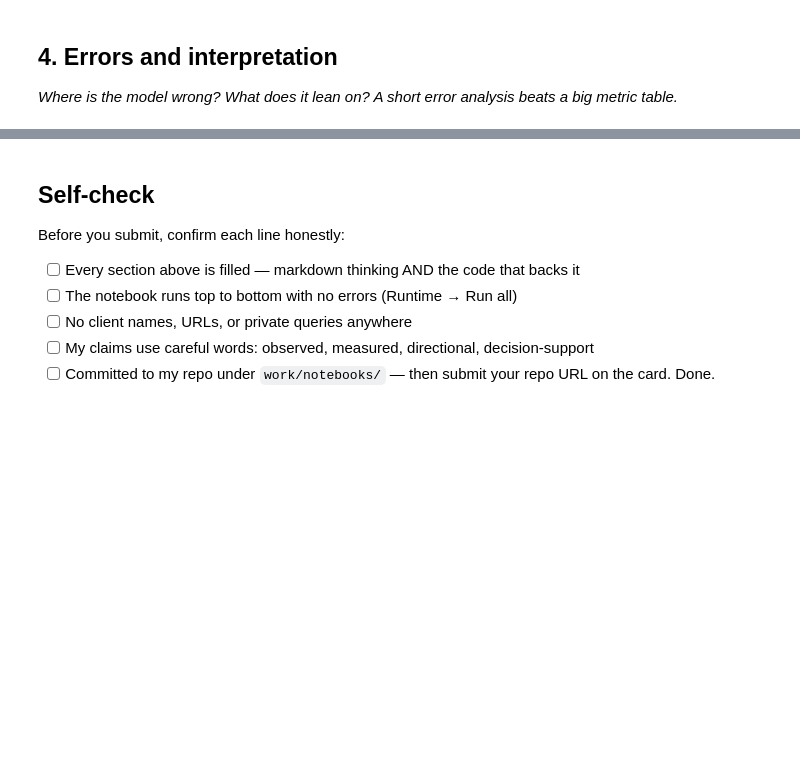
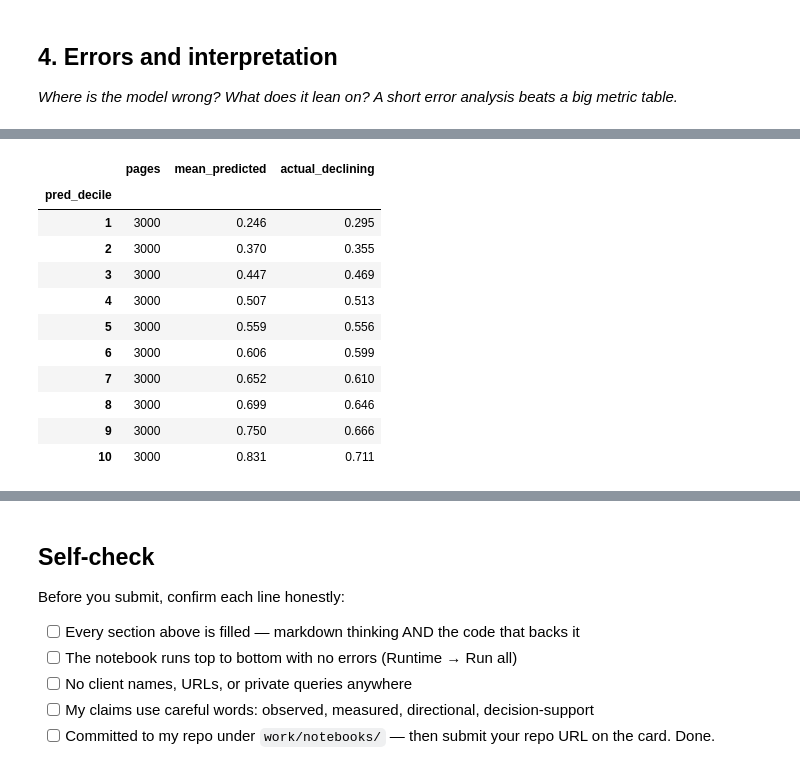
Before and after one commit to FaiyazIfaz/Starter-Notebooks, a Jupyter notebook: work/notebooks/w05_model.ipynb, the cells around one changed output, grey strips where cells are left out. Cells and saved outputs as stored; diff of their text form; code cells hidden in the pictures; blank space fills up the shorter version.

```diff
--- a/work/notebooks/w05_model.ipynb
+++ b/work/notebooks/w05_model.ipynb
@@ -14,0 +75,13 @@ This skeleton is yours to fill. Work the sections **in order** — each one has
+# %%
+X = df[NUM + CAT]
+y = df["is_declining"].values
+groups = df["client_id"].values
+
+folds = list(GroupKFold(n_splits=5).split(X, y, groups))
+
+rows = []
+for i, (tr, te) in enumerate(folds, 1):
+    assert not (set(groups[tr]) & set(groups[te])), "a client appears on both sides"
+    rows.append({"fold": i, "train_rows": len(tr), "test_rows": len(te),
+                 "test_clients": len(set(groups[te])), "test_base_rate": round(y[te].mean(), 3)})
+pd.DataFrame(rows)
@@ -22,0 +238,10 @@ This skeleton is yours to fill. Work the sections **in order** — each one has
+# %%
+# What does the chosen model lean on? Permutation importance on HELD-OUT clients, averaged over the 5 folds.
+chosen = "Logistic Regression"
+imp = pd.DataFrame(index=NUM + CAT, columns=range(5), dtype=float)
+for i, (tr, te) in enumerate(folds):
+    m = make_models()[chosen].fit(X.iloc[tr], y[tr])
+    r = permutation_importance(m, X.iloc[te], y[te], scoring="roc_auc", n_repeats=5, random_state=SEED)
+    imp[i] = r.importances_mean
+perm = pd.DataFrame({"mean AUC drop when shuffled": imp.mean(axis=1).round(4), "folds where it hurts": (imp > 0).sum(axis=1)})
+perm.sort_values("mean AUC drop when shuffled", ascending=False).head(8)
@@ -22,0 +312,20 @@ This skeleton is yours to fill. Work the sections **in order** — each one has
+# %%
+# Error analysis on out-of-fold predictions: every page is scored by a model that never saw its client.
+df["pred"] = oof[chosen]
+
+df["pred_decile"] = pd.qcut(df["pred"].rank(method="first"), 10, labels=False) + 1
+calib = df.groupby("pred_decile").agg(pages=("pred", "size"), mean_predicted=("pred", "mean"), actual_declining=("is_declining", "mean")).round(3)
+calib
+# %% [output]
+|  | pages | mean_predicted | actual_declining |
+| pred_decile |  |  |  |
+| 1 | 3000 | 0.246 | 0.295 |
+| 2 | 3000 | 0.370 | 0.355 |
+| 3 | 3000 | 0.447 | 0.469 |
+| 4 | 3000 | 0.507 | 0.513 |
+| 5 | 3000 | 0.559 | 0.556 |
+| 6 | 3000 | 0.606 | 0.599 |
+| 7 | 3000 | 0.652 | 0.610 |
+| 8 | 3000 | 0.699 | 0.646 |
+| 9 | 3000 | 0.750 | 0.666 |
+| 10 | 3000 | 0.831 | 0.711 |
```
Also changed, not shown: parts of 19 cells of this notebook.
